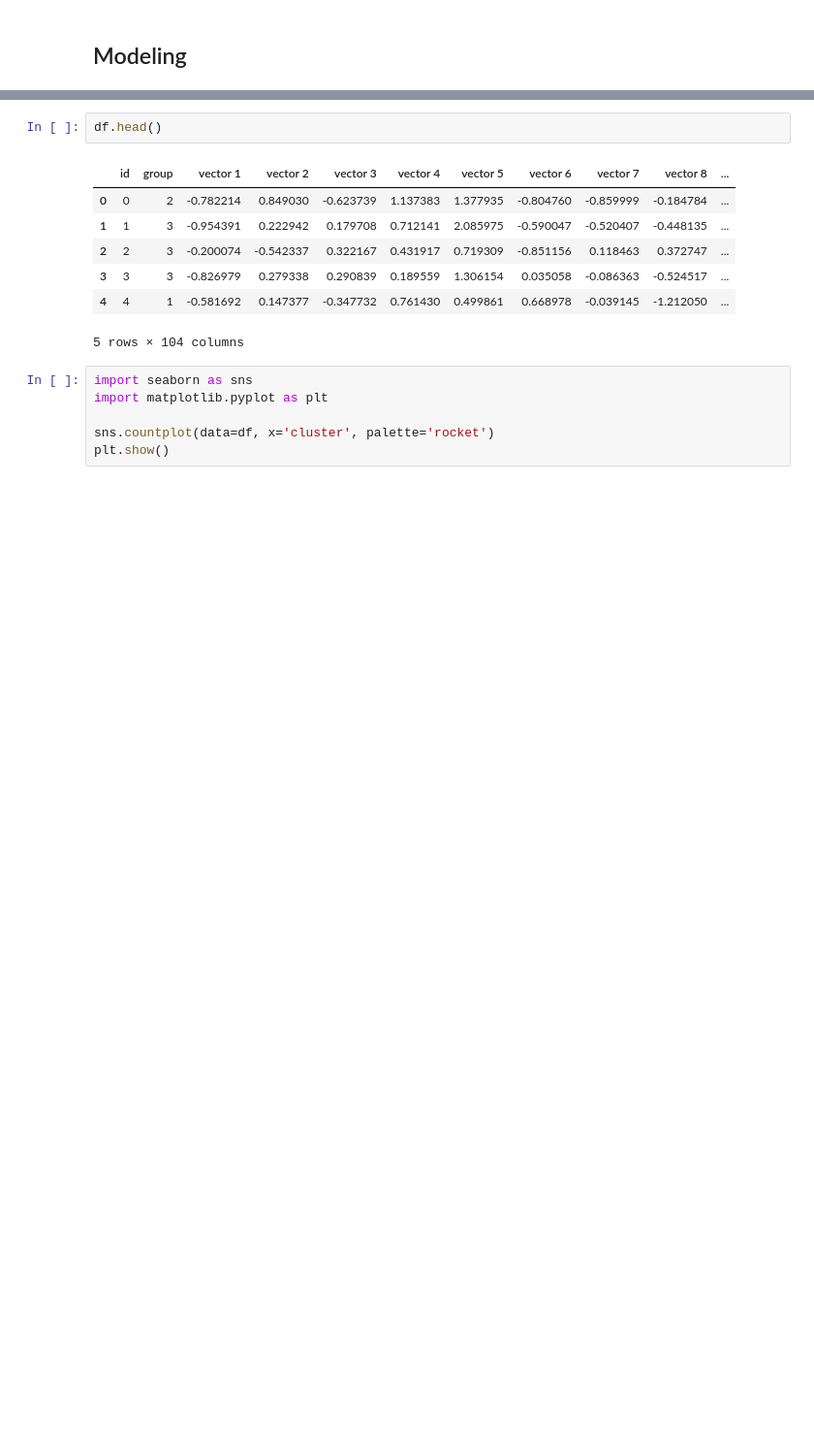
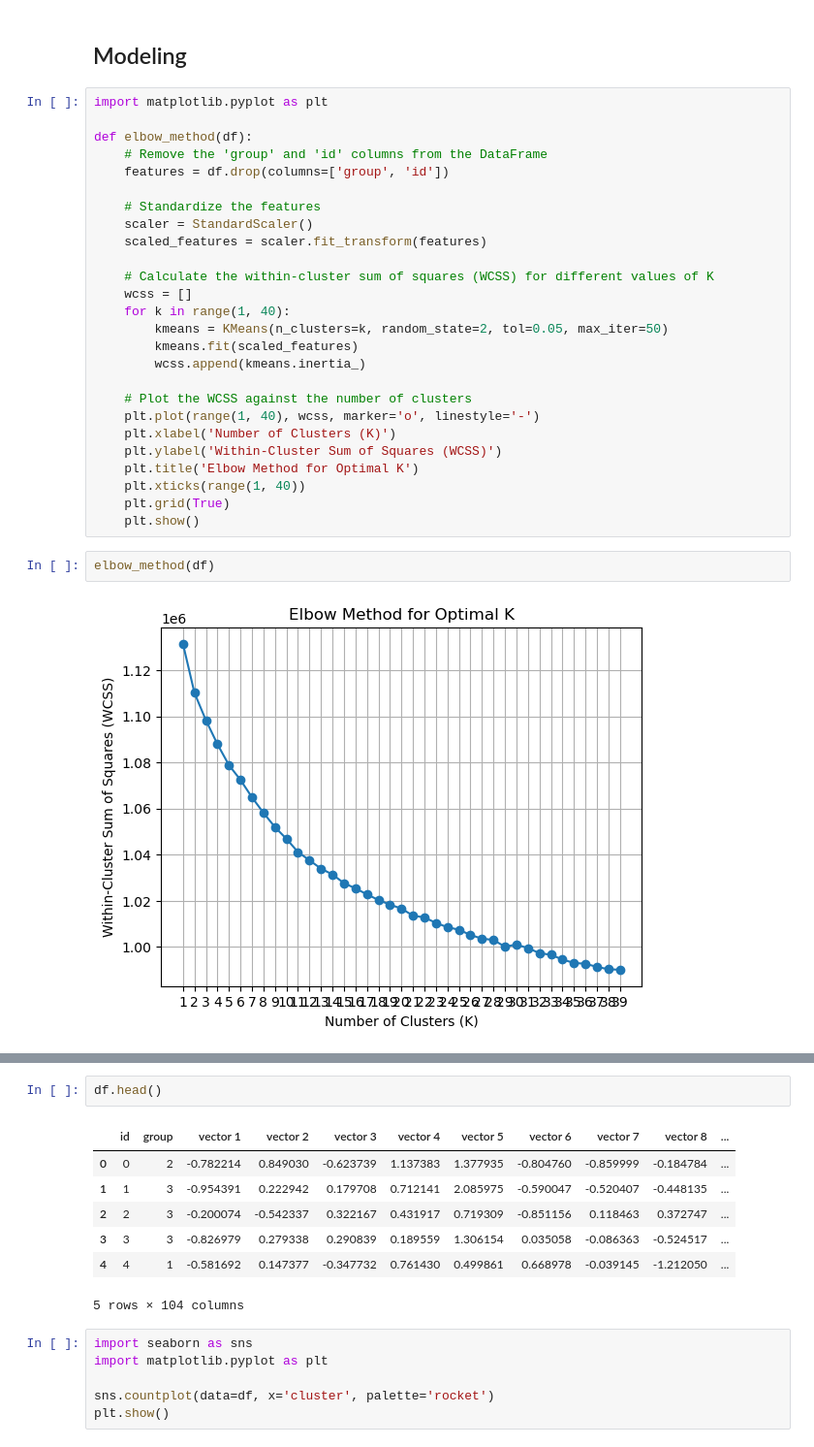
Before and after one commit to dsprincess/python-projects, a Jupyter notebook: Codility UB 1st task Clustering.ipynb, the cells around one changed output, grey strips where cells are left out. Shown at 97% size. Cells and saved outputs as stored; diff of their text form; blank space fills up the shorter version.

```diff
--- a/Codility UB 1st task Clustering.ipynb
+++ b/Codility UB 1st task Clustering.ipynb
@@ -71,3 +121,33 @@ df.drop('vectors', axis=1, inplace=True)
 # %% [markdown]
 ## Modeling
+# %%
+import matplotlib.pyplot as plt
+
+def elbow_method(df):
+    # Remove the 'group' and 'id' columns from the DataFrame
+    features = df.drop(columns=['group', 'id'])
+
+    # Standardize the features
+    scaler = StandardScaler()
+    scaled_features = scaler.fit_transform(features)
+
+    # Calculate the within-cluster sum of squares (WCSS) for different values of K
+    wcss = []
+    for k in range(1, 40):
+        kmeans = KMeans(n_clusters=k, random_state=2, tol=0.05, max_iter=50)
+        kmeans.fit(scaled_features)
+        wcss.append(kmeans.inertia_)
+
+    # Plot the WCSS against the number of clusters
+    plt.plot(range(1, 40), wcss, marker='o', linestyle='-')
+    plt.xlabel('Number of Clusters (K)')
+    plt.ylabel('Within-Cluster Sum of Squares (WCSS)')
+    plt.title('Elbow Method for Optimal K')
+    plt.xticks(range(1, 40))
+    plt.grid(True)
+    plt.show()
+# %%
+elbow_method(df)
+# %% [output]
+[figure, added]
 # %%
```
Also changed, not shown: parts of 15 cells of this notebook, 3 other files.
